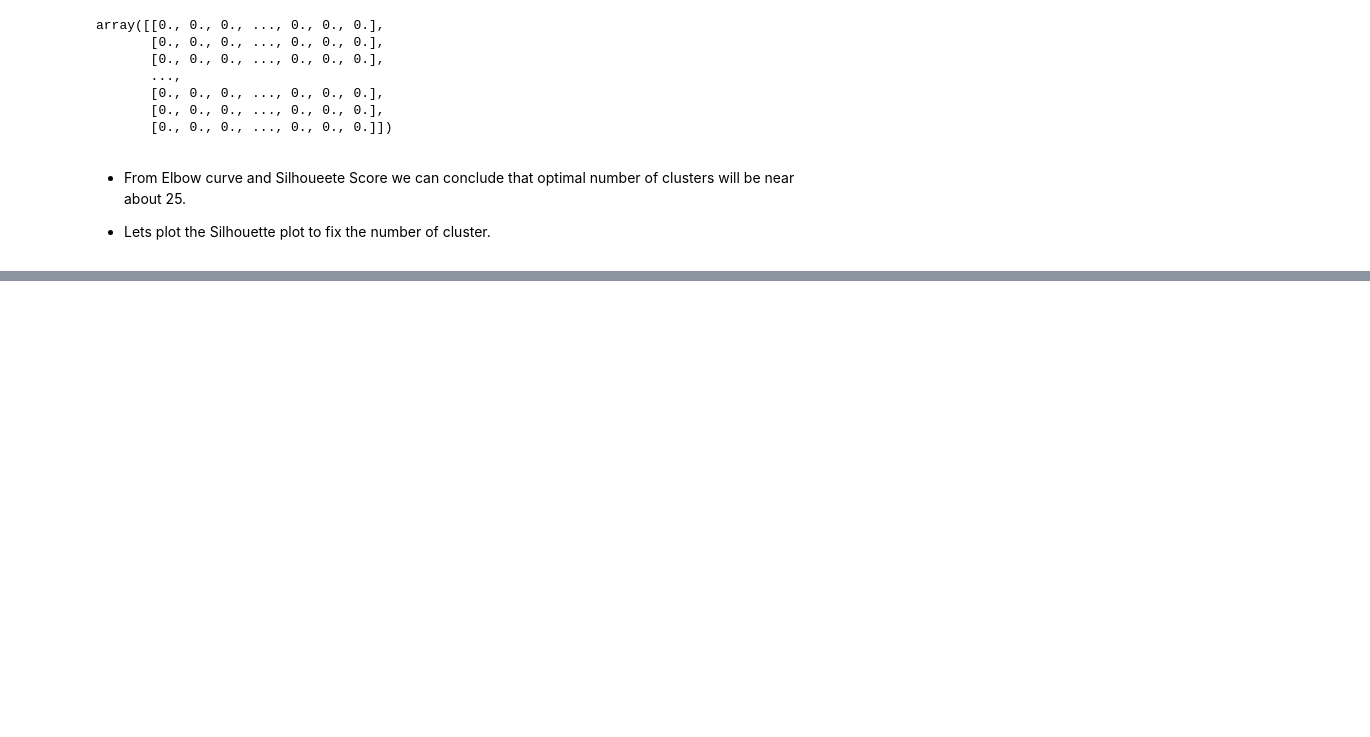
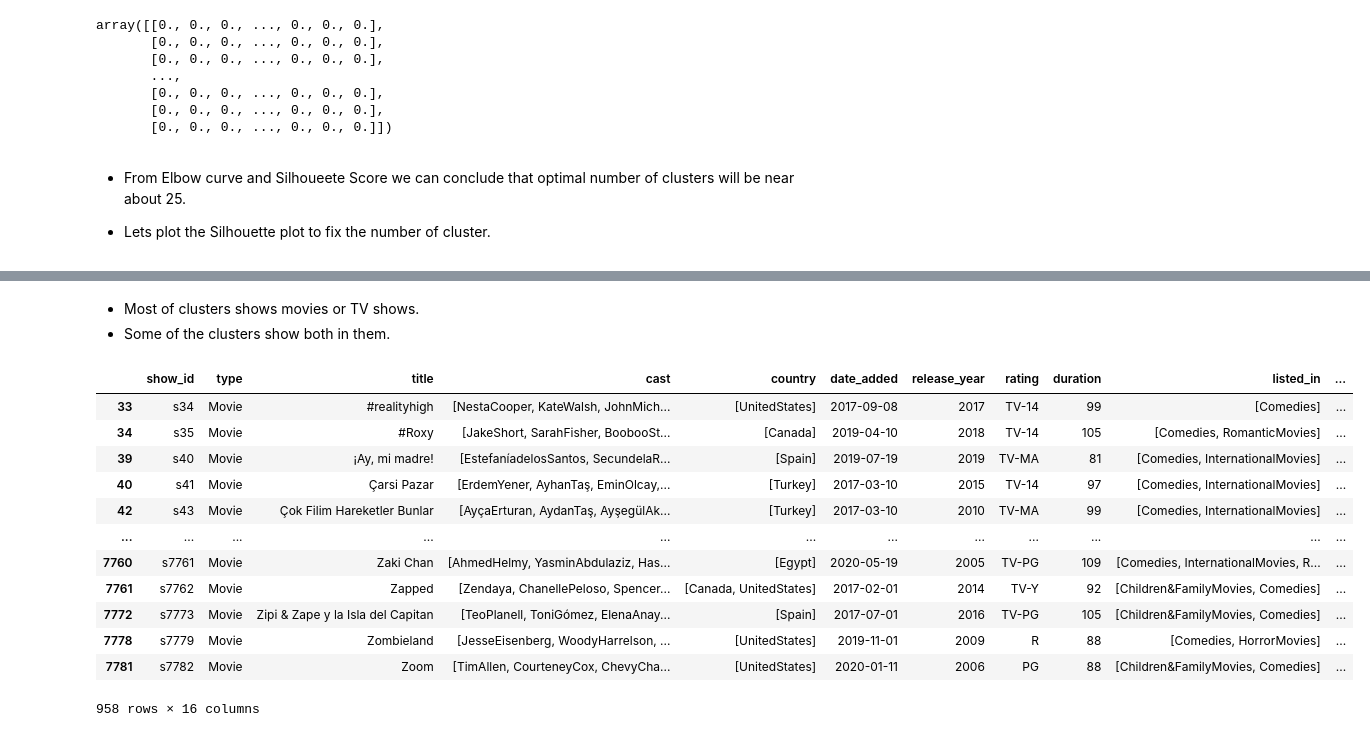
Before and after one commit to AkashK18/-NETFLIX-MOVIES-AND-TV-SHOWS-CLUSTERING, a Jupyter notebook: Netflix_&_TV_Shows.ipynb, the cells around one changed output, grey strips where cells are left out. Cells and saved outputs as stored; diff of their text form; code cells hidden in the pictures; blank space fills up the shorter version.

```diff
--- a/Netflix_&_TV_Shows.ipynb
+++ b/Netflix_&_TV_Shows.ipynb
@@ -1017,0 +1139,21 @@ SyntaxError: ignored
+# %% [markdown]
+
+
+*   Most of clusters shows movies or TV shows.
+*   Some of the clusters show both in them.
+# %%
+df[df['cluster']==1]
+# %% [output]
+|  | show_id | type | title | cast | country | date_added | release_year | rating | duration | listed_in | ... |
+| 33 | s34 | Movie | #realityhigh | [NestaCooper, KateWalsh, JohnMich... | [UnitedStates] | 2017-09-08 | 2017 | TV-14 | 99 | [Comedies] | ... |
+| 34 | s35 | Movie | #Roxy | [JakeShort, SarahFisher, BoobooSt... | [Canada] | 2019-04-10 | 2018 | TV-14 | 105 | [Comedies, RomanticMovies] | ... |
+| 39 | s40 | Movie | ¡Ay, mi madre! | [EstefaníadelosSantos, SecundelaR... | [Spain] | 2019-07-19 | 2019 | TV-MA | 81 | [Comedies, InternationalMovies] | ... |
+| 40 | s41 | Movie | Çarsi Pazar | [ErdemYener, AyhanTaş, EminOlcay,... | [Turkey] | 2017-03-10 | 2015 | TV-14 | 97 | [Comedies, InternationalMovies] | ... |
+| 42 | s43 | Movie | Çok Filim Hareketler Bunlar | [AyçaErturan, AydanTaş, AyşegülAk... | [Turkey] | 2017-03-10 | 2010 | TV-MA | 99 | [Comedies, InternationalMovies] | ... |
+| ... | ... | ... | ... | ... | ... | ... | ... | ... | ... | ... | ... |
+| 7760 | s7761 | Movie | Zaki Chan | [AhmedHelmy, YasminAbdulaziz, Has... | [Egypt] | 2020-05-19 | 2005 | TV-PG | 109 | [Comedies, InternationalMovies, R... | ... |
+| 7761 | s7762 | Movie | Zapped | [Zendaya, ChanellePeloso, Spencer... | [Canada, UnitedStates] | 2017-02-01 | 2014 | TV-Y | 92 | [Children&FamilyMovies, Comedies] | ... |
+| 7772 | s7773 | Movie | Zipi & Zape y la Isla del Capitan | [TeoPlanell, ToniGómez, ElenaAnay... | [Spain] | 2017-07-01 | 2016 | TV-PG | 105 | [Children&FamilyMovies, Comedies] | ... |
+| 7778 | s7779 | Movie | Zombieland | [JesseEisenberg, WoodyHarrelson, ... | [UnitedStates] | 2019-11-01 | 2009 | R | 88 | [Comedies, HorrorMovies] | ... |
+| 7781 | s7782 | Movie | Zoom | [TimAllen, CourteneyCox, ChevyCha... | [UnitedStates] | 2020-01-11 | 2006 | PG | 88 | [Children&FamilyMovies, Comedies] | ... |
+958 rows × 16 columns
```
Also changed, not shown: parts of 25 cells of this notebook.
